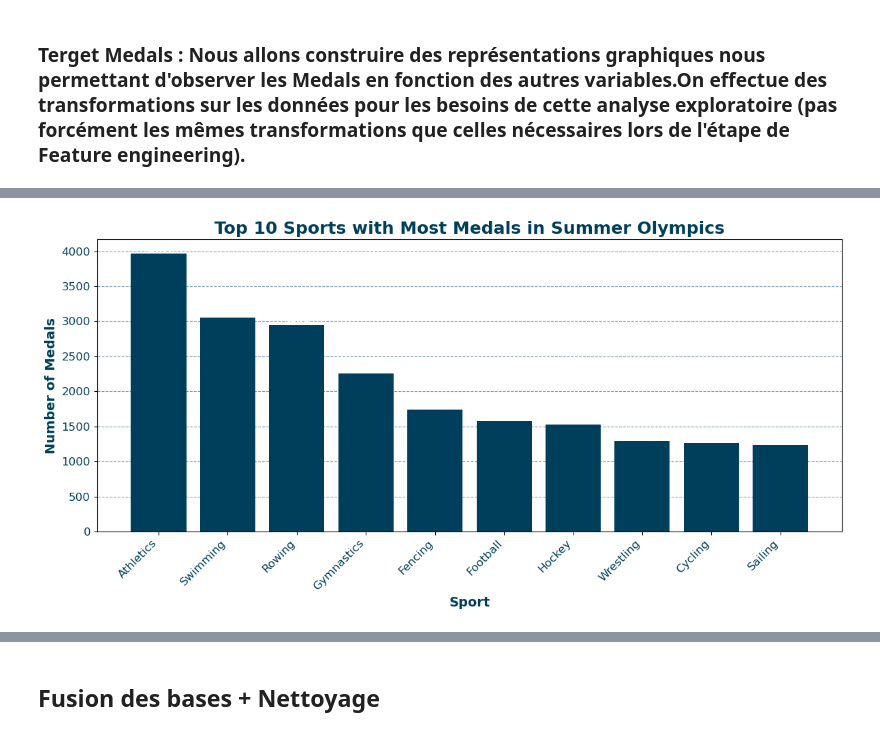
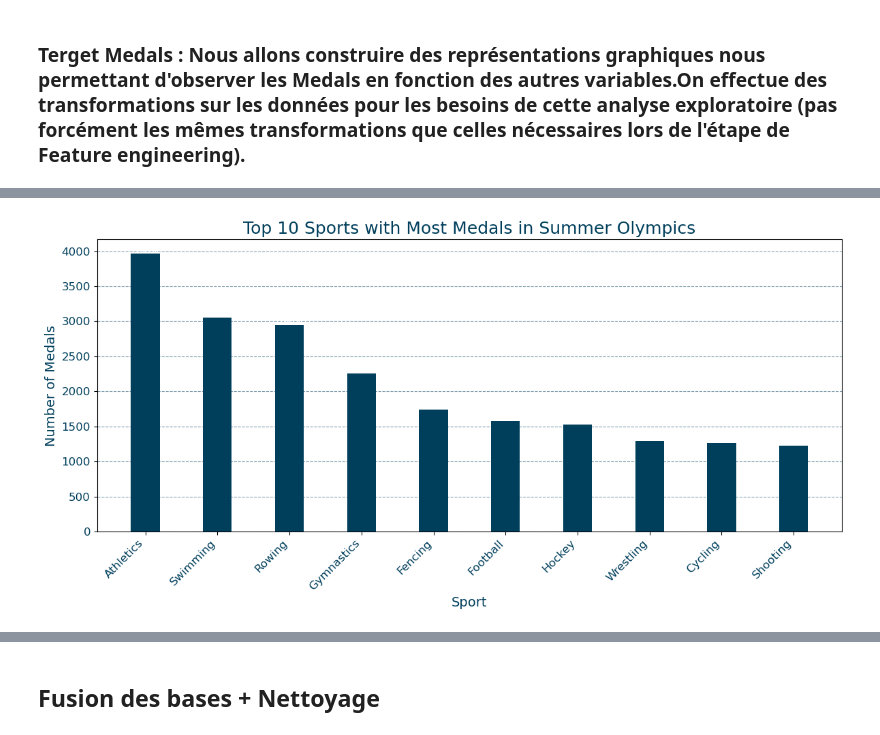
Before and after one commit to nastoo/tp-methodes-pour-analytique, a Jupyter notebook: Projet_GG.ipynb, the cells around one changed output, grey strips where cells are left out. Drawn from its saved outputs; the diff is of its cells as text; code cells hidden in the pictures.

Commit message:
Data viz et Fusion des 3 CSV amélioré

```diff
--- a/Projet_GG.ipynb
+++ b/Projet_GG.ipynb
@@ -162,0 +173,2 @@ In [199] used 4.2 MiB RAM in 0.16s (system mean cpu 3%, single max cpu 100%), pe
+# %%
+df.drop_duplicates(inplace=True)
@@ -208,34 +216,20 @@ In [201] used 5.8 MiB RAM in 0.35s (system mean cpu 5%, single max cpu 100%), pe
 # %%
-# Filtrer le DataFrame pour n'inclure que les Jeux Olympiques d'été
-summer_df = df[df['Season'] == 'Summer']
-
-# Créer une série indiquant la première apparition de chaque sport aux Jeux Olympiques
-first_appearance = summer_df.groupby('Sport')['Year'].min()
-
-# Compter le nombre de médailles remportées dans chaque sport
-medal_counts_by_sport = summer_df.groupby('Sport')['Medal'].count()
-
-# Fusionner les données de médailles et de première apparition
-sport_data = pd.DataFrame({'Medal Count': medal_counts_by_sport, 'First Appearance': first_appearance})
-
-# Trier les sports en fonction du nombre de médailles remportées
-top_10_sports = sport_data.nlargest(10, 'Medal Count')
-
 # Créer un graphique à barres pour visualiser les données
 plt.figure(figsize=(12, 6))
-bars = plt.bar(top_10_sports.index, top_10_sports['Medal Count'], color='#003f5c')
+bar_width = 0.4  # Ajoutez cette ligne pour définir la largeur des barres
+bars = plt.bar(top_10_sports.index, top_10_sports['Medal Count'], width=bar_width, color='#003f5c')
 
 # Ajouter le nombre de médailles remportées dans chaque barre
 for i, bar in enumerate(bars):
-    plt.text(i, bar.get_height() + 0.5, str(top_10_sports.loc[top_10_sports.index[i], 'Medal Count']), ha='center', color='white', fontweight='bold')
+    plt.text(i, bar.get_height() + 0.5, str(top_10_sports.loc[top_10_sports.index[i], 'Medal Count']), ha='center', color='white')
 
-plt.title('Top 10 Sports with Most Medals in Summer Olympics', fontsize=18, fontweight='bold', color='#003f5c')
-plt.xlabel('Sport', fontsize=14, fontweight='bold', color='#003f5c')
-plt.ylabel('Number of Medals', fontsize=14, fontweight='bold', color='#003f5c')
+plt.title('Top 10 Sports with Most Medals in Summer Olympics', fontsize=18, color='#003f5c')
+plt.xlabel('Sport', fontsize=14, color='#003f5c')
+plt.ylabel('Number of Medals', fontsize=14, color='#003f5c')
 plt.xticks(rotation=45, ha='right', fontsize=12, color='#003f5c')
 plt.yticks(fontsize=12, color='#003f5c')
 plt.grid(axis='y', linestyle='--', alpha=0.5, color='#003f5c')
 plt.tight_layout()
 plt.show()
 # %% [output]
-[figure, old version]
+[figure, new version]
```
Also changed, not shown: parts of 24 cells of this notebook.
